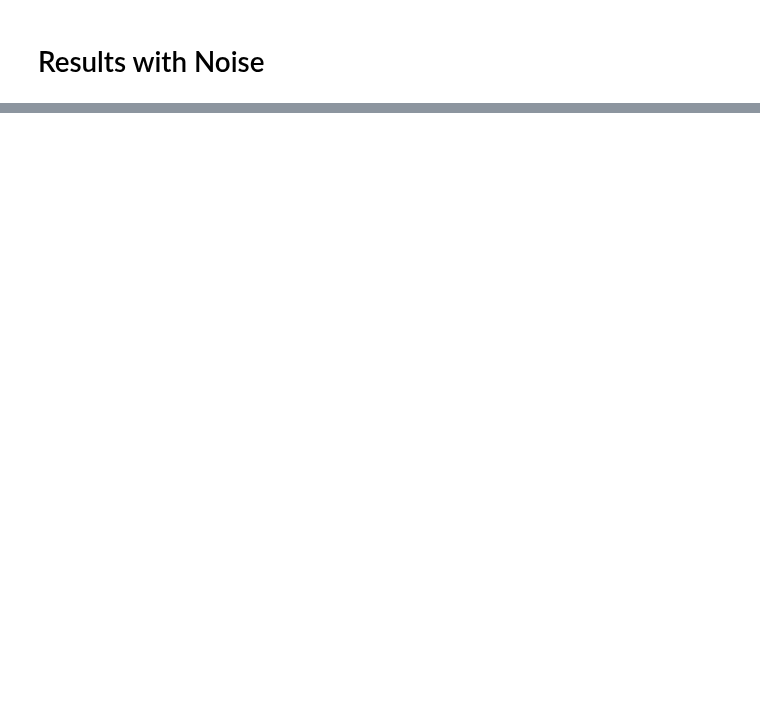
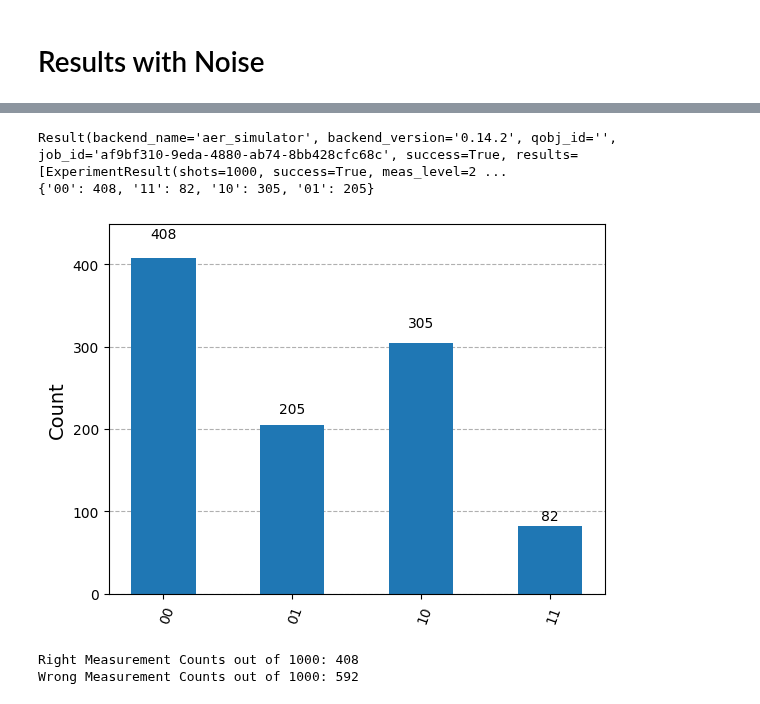
Before and after one commit to Sal7ySalt/Smallest-MSD-Protocol, a Jupyter notebook: noise.ipynb, the cells around one changed output, grey strips where cells are left out. Saved outputs shown, nothing was run; the diff lists cells and outputs as text; code cells hidden in the pictures; blank space fills up the shorter version.

```diff
--- a/noise.ipynb
+++ b/noise.ipynb
@@ -217,0 +96,43 @@ Total counts for noisy circuit and eigenvalues 01, 10:  24911
+# %%
+noise_model = NoiseModel()
+
+noise_model.add_all_qubit_quantum_error(depolarizing_error(0.05,1), ['id'])
+noise_model.add_all_qubit_quantum_error(depolarizing_error(0.05,1), ['h_targeted'])
+noise_model.add_all_qubit_quantum_error(depolarizing_error(0.07,2),['cz'])
+
+# 2% chance of flipping 0 <-> 1
+readout_err = ReadoutError([[0.95, 0.05],  # P(measured 0 | actual 0), P(1 | 0)
+                            [0.05, 0.95]]) # P(0 | 1), P(1 | 1)
+
+# Apply to all qubits being measured
+noise_model.add_readout_error(readout_err, [0])
+noise_model.add_readout_error(readout_err, [1])
+
+
+meas_circuit_noise = circuit.copy()
+meas_circuit_noise.measure([0, 1], [0, 1])
+
+backend = AerSimulator(noise_model=noise_model)
+
+transpiled = transpile(meas_circuit_noise, backend)
+
+job = backend.run(transpiled,shots=1000)
+result = job.result()
+print(result)
+
+counts_noise = result.get_counts()
+print(counts_noise)
+display(plot_histogram(counts_noise))
+# %% [output]
+Result(backend_name='aer_simulator', backend_version='0.14.2', qobj_id='', job_id='af9bf310-9eda-4880-ab74-8bb428cfc68c', success=True, results=[ExperimentResult(shots=1000, success=True, meas_level=2 ...
+{'00': 408, '11': 82, '10': 305, '01': 205}
+[figure, added]
+# %%
+right = counts_noise['00']
+wrong = counts_noise['01'] + counts_noise['10'] + counts_noise['11']
+
+print(f"Right Measurement Counts out of 1000: {right}")
+print(f"Wrong Measurement Counts out of 1000: {wrong}")
+# %% [output]
+Right Measurement Counts out of 1000: 408
+Wrong Measurement Counts out of 1000: 592
```
Also changed, not shown: parts of 10 cells of this notebook.
